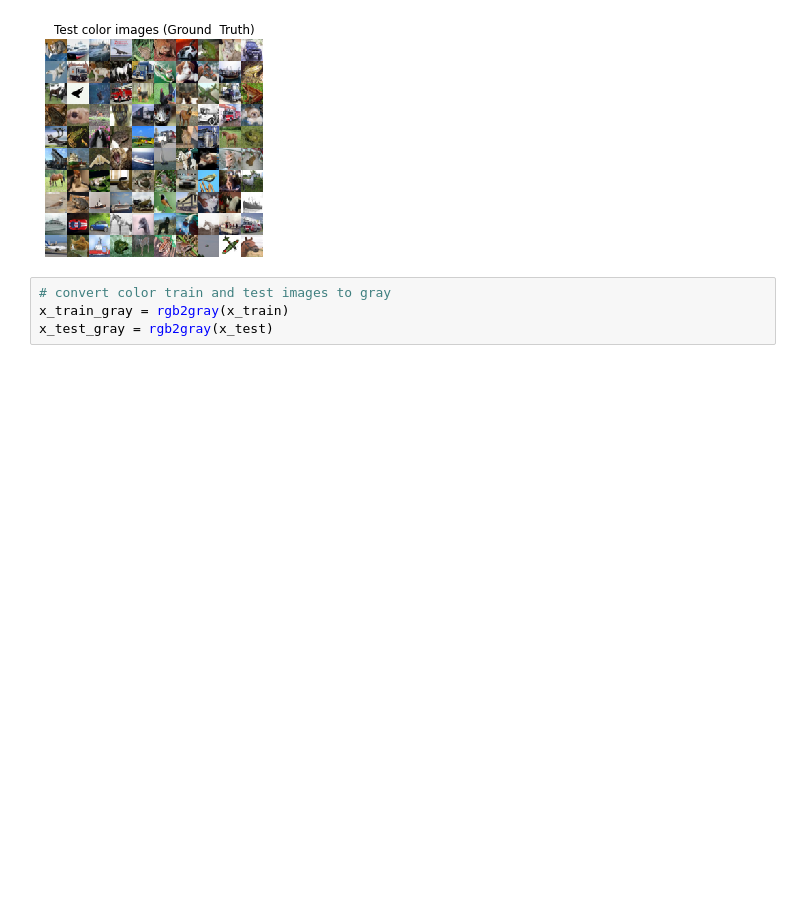
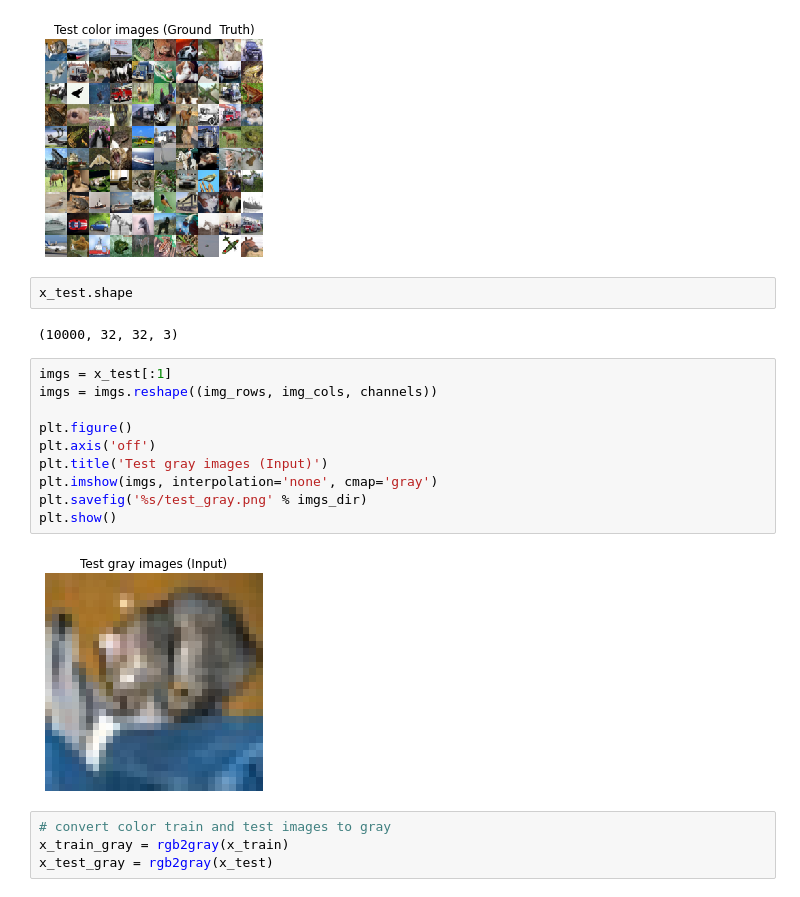
Before and after one commit to rahiakela/advanced-deep-learning-with-tensorflow-2-and-keras, a Jupyter notebook: automatic_image_colorization_using_autoencoder.ipynb, the cells around one changed output. Drawn from its saved outputs; the diff is of its cells as text; blank space fills up the shorter version.

```diff
--- a/automatic_image_colorization_using_autoencoder.ipynb
+++ b/automatic_image_colorization_using_autoencoder.ipynb
@@ -120,6 +120,22 @@ plt.savefig('%s/test_color.png' % imgs_dir)
 plt.show()
 # %% [output]
 [figure]
+# %%
+x_test.shape
+# %% [output]
+(10000, 32, 32, 3)
+# %%
+imgs = x_test[:1]
+imgs = imgs.reshape((img_rows, img_cols, channels))
+
+plt.figure()
+plt.axis('off')
+plt.title('Test gray images (Input)')
+plt.imshow(imgs, interpolation='none', cmap='gray')
+plt.savefig('%s/test_gray.png' % imgs_dir)
+plt.show()
+# %% [output]
+[figure, added]
 # %%
 # convert color train and test images to gray
 x_train_gray = rgb2gray(x_train)
```
Also changed, not shown: parts of 7 cells of this notebook.
